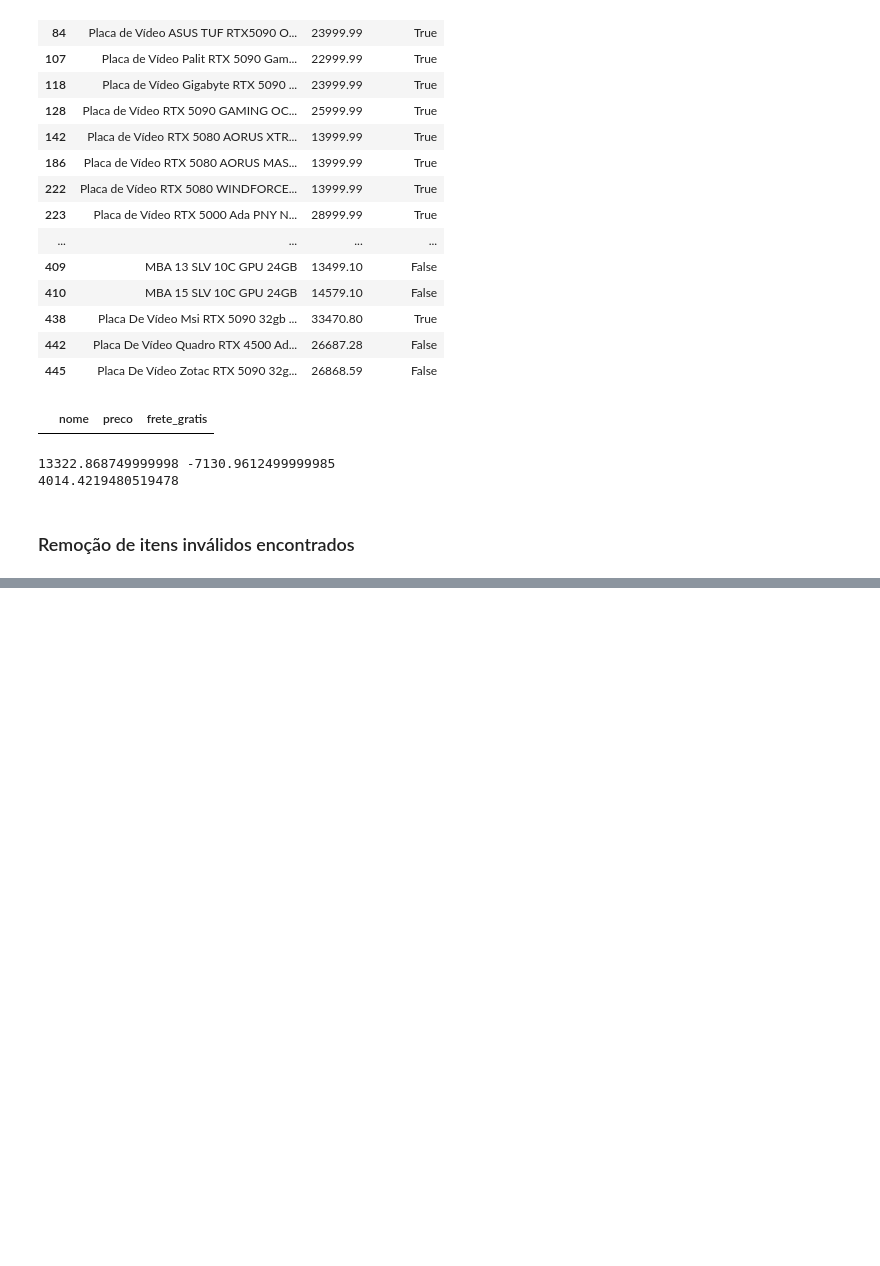
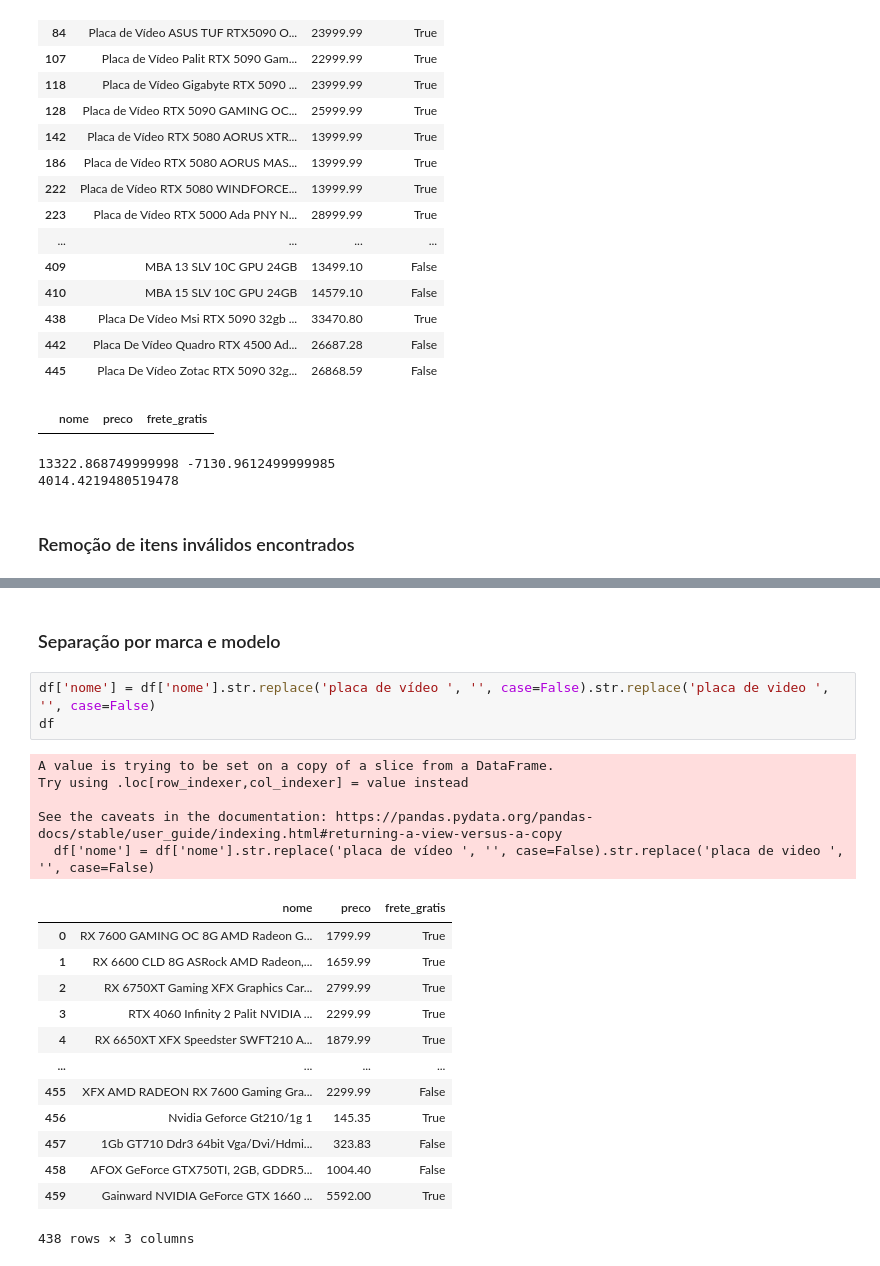
Before and after one commit to IIIgorMoura/web_scraping_dinamico, a Jupyter notebook: tratamento.ipynb, the cells around one changed output, grey strips where cells are left out. Cells and saved outputs as stored; diff of their text form; blank space fills up the shorter version.

Commit message:
tratamento: separacao modelo e specs

```diff
--- a/tratamento.ipynb
+++ b/tratamento.ipynb
@@ -113,0 +130,24 @@ memory usage: 10.9+ KB
+# %% [markdown]
+### Separação por marca e modelo
+# %%
+df['nome'] = df['nome'].str.replace('placa de vídeo ', '', case=False).str.replace('placa de video ', '', case=False)
+df
+# %% [output]
+A value is trying to be set on a copy of a slice from a DataFrame.
+Try using .loc[row_indexer,col_indexer] = value instead
+
+See the caveats in the documentation: https://pandas.pydata.org/pandas-docs/stable/user_guide/indexing.html#returning-a-view-versus-a-copy
+  df['nome'] = df['nome'].str.replace('placa de vídeo ', '', case=False).str.replace('placa de video ', '', case=False)
+|  | nome | preco | frete_gratis |
+| 0 | RX 7600 GAMING OC 8G AMD Radeon G... | 1799.99 | True |
+| 1 | RX 6600 CLD 8G ASRock AMD Radeon,... | 1659.99 | True |
+| 2 | RX 6750XT Gaming XFX Graphics Car... | 2799.99 | True |
+| 3 | RTX 4060 Infinity 2 Palit NVIDIA ... | 2299.99 | True |
+| 4 | RX 6650XT XFX Speedster SWFT210 A... | 1879.99 | True |
+| ... | ... | ... | ... |
+| 455 | XFX AMD RADEON RX 7600 Gaming Gra... | 2299.99 | False |
+| 456 | Nvidia Geforce Gt210/1g 1 | 145.35 | True |
+| 457 | 1Gb GT710 Ddr3 64bit Vga/Dvi/Hdmi... | 323.83 | False |
+| 458 | AFOX GeForce GTX750TI, 2GB, GDDR5... | 1004.40 | False |
+| 459 | Gainward NVIDIA GeForce GTX 1660 ... | 5592.00 | True |
+438 rows × 3 columns
```
Also changed, not shown: parts of 5 cells of this notebook, 1 other file.
